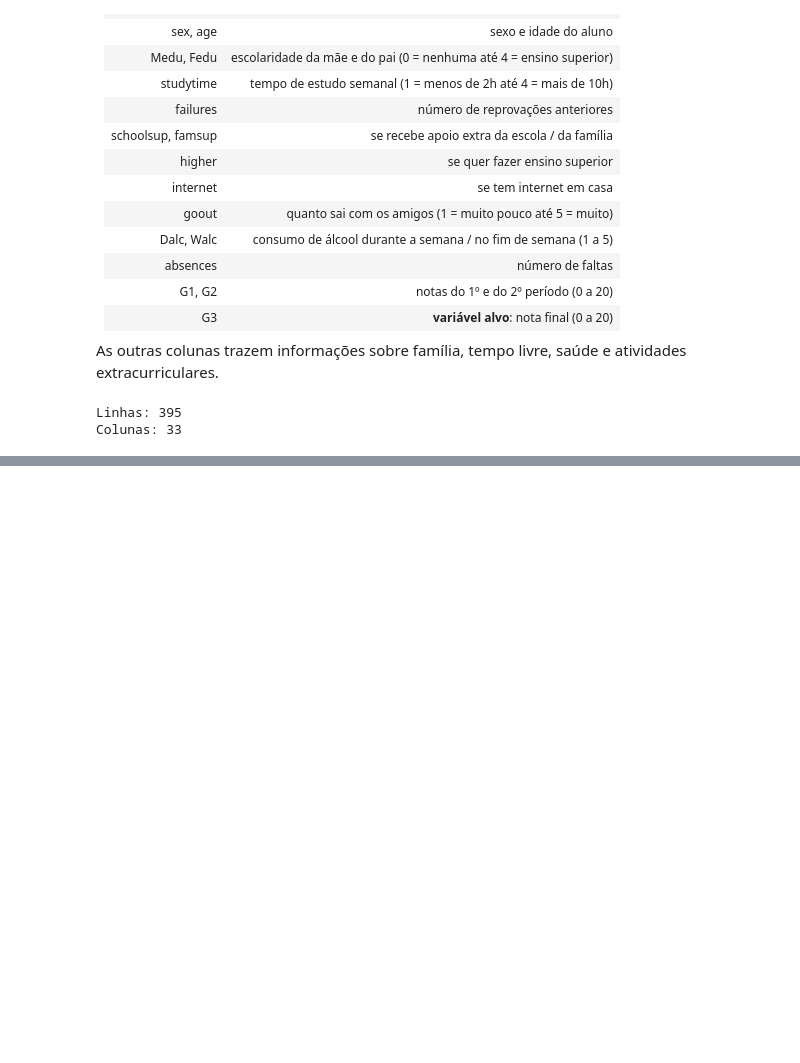
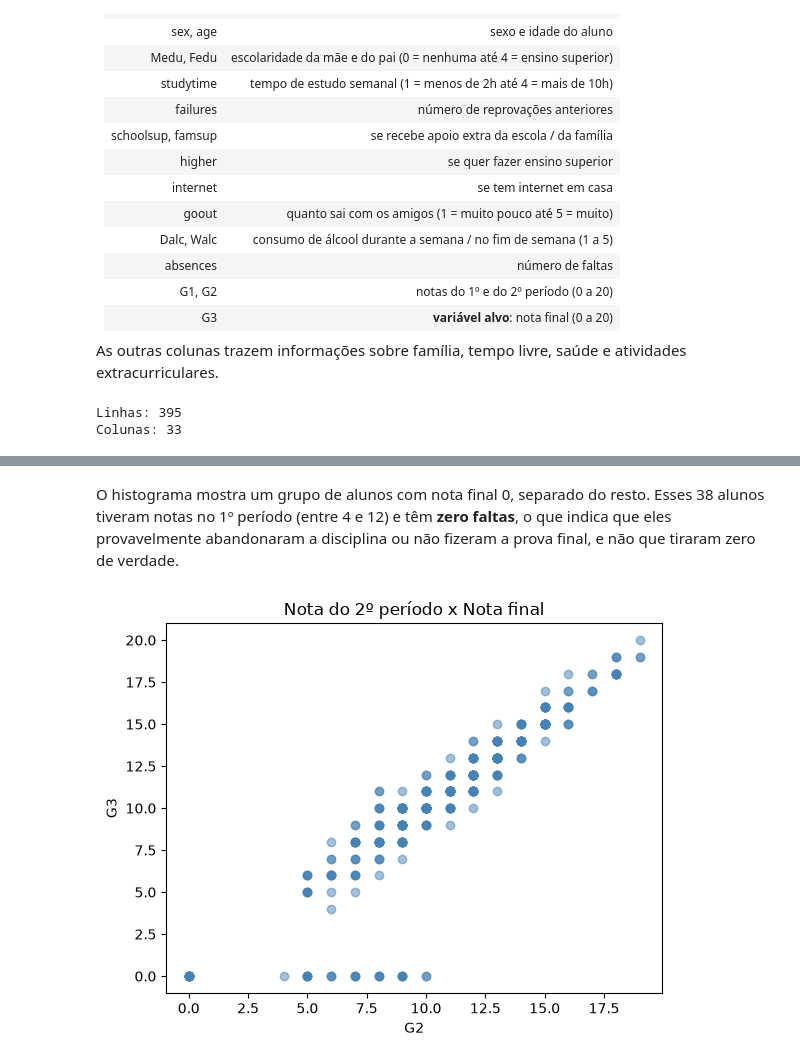
Before and after one commit to JlucasFaria/projeto-ml, a Jupyter notebook: notebooks/04_notas_alunos.ipynb, the cells around one changed output, grey strips where cells are left out. Saved outputs shown, nothing was run; the diff lists cells and outputs as text; code cells hidden in the pictures; blank space fills up the shorter version.

```diff
--- a/notebooks/04_notas_alunos.ipynb
+++ b/notebooks/04_notas_alunos.ipynb
@@ -51,0 +136,11 @@ Colunas: 33
+# %% [markdown]
+O histograma mostra um grupo de alunos com nota final 0, separado do resto. Esses 38 alunos tiveram notas no 1º período (entre 4 e 12) e têm **zero faltas**, o que indica que eles provavelmente abandonaram a disciplina ou não fizeram a prova final, e não que tiraram zero de verdade.
+# %%
+# relacao entre a nota do 2o periodo e a nota final
+plt.scatter(df['G2'], df['G3'], alpha=0.5, color='steelblue')
+plt.title('Nota do 2º período x Nota final')
+plt.xlabel('G2')
+plt.ylabel('G3')
+plt.show()
+# %% [output]
+[figure, added]
```
Also changed, not shown: parts of 11 cells of this notebook.
